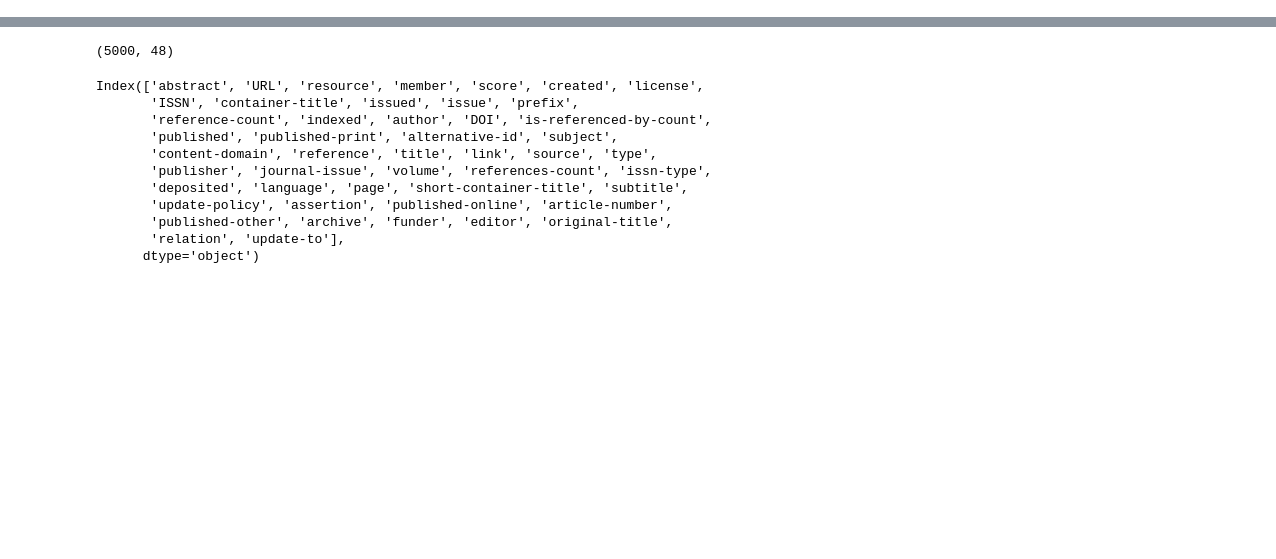
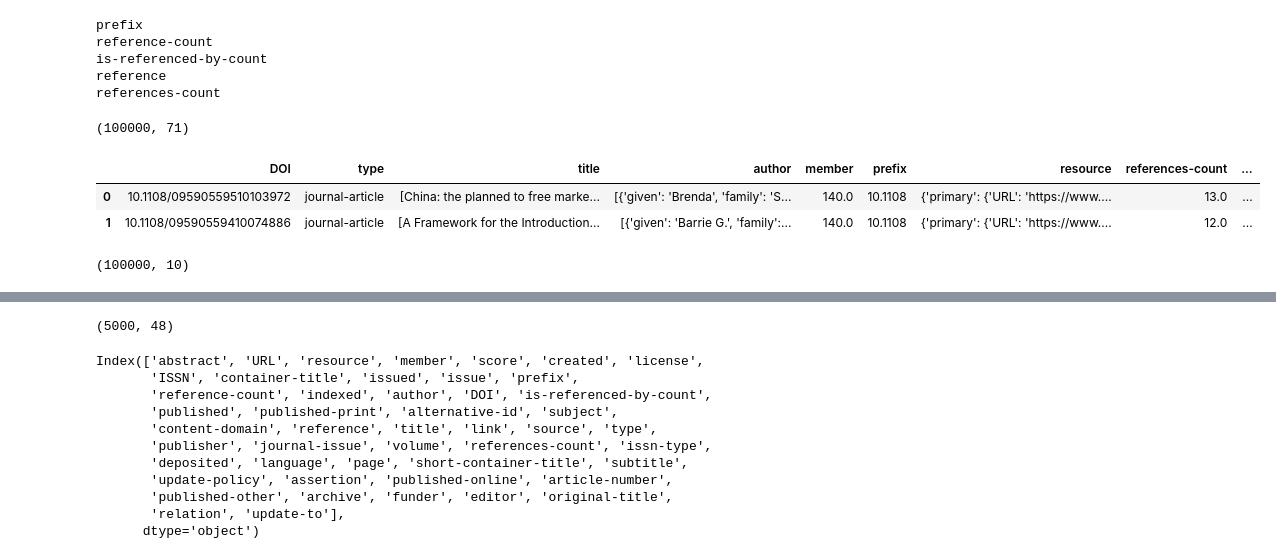
Before and after one commit to eshadatta/sneaked_refs_explorations, a Jupyter notebook: explore_snapshot.ipynb, the cells around one changed output, grey strips where cells are left out. Drawn from its saved outputs; the diff is of its cells as text; code cells hidden in the pictures; blank space fills up the shorter version.

```diff
--- a/explore_snapshot.ipynb
+++ b/explore_snapshot.ipynb
@@ -0,0 +1,3 @@
+# %%
+import pandas as pd
+data_dump = pd.read_json(path_or_buf="part_new0.jsonl", lines=True)
@@ -1,3 +30,31 @@
+# %%
+cols = list(data_dump.columns)
+for x in cols:
+    if 'ref' in x:
+        print(x)
+# %% [output]
+prefix
+reference-count
+is-referenced-by-count
+reference
+references-count
+# %%
+data_dump.shape
+# %% [output]
+(100000, 71)
+# %%
+wanted_columns = ['DOI', 'type', 'title', 'author', 'member', 'prefix', 'resource', 'references-count', 'is-referenced-by-count', 'reference']
+# %%
+working_data = data_dump[wanted_columns]
+working_data[:2]
+# %% [output]
+|  | DOI | type | title | author | member | prefix | resource | references-count | ... |
+| 0 | 10.1108/09590559510103972 | journal-article | [China: the planned to free marke... | [{'given': 'Brenda', 'family': 'S... | 140.0 | 10.1108 | {'primary': {'URL': 'https://www.... | 13.0 | ... |
+| 1 | 10.1108/09590559410074886 | journal-article | [A Framework for the Introduction... | [{'given': 'Barrie G.', 'family':... | 140.0 | 10.1108 | {'primary': {'URL': 'https://www.... | 12.0 | ... |
+# %%
+working_data.shape
+# %% [output]
+(100000, 10)
 # %%
 import json
 with open('0.json', 'r') as f:
```
Also changed, not shown: parts of 12 cells of this notebook, 2 other files.
